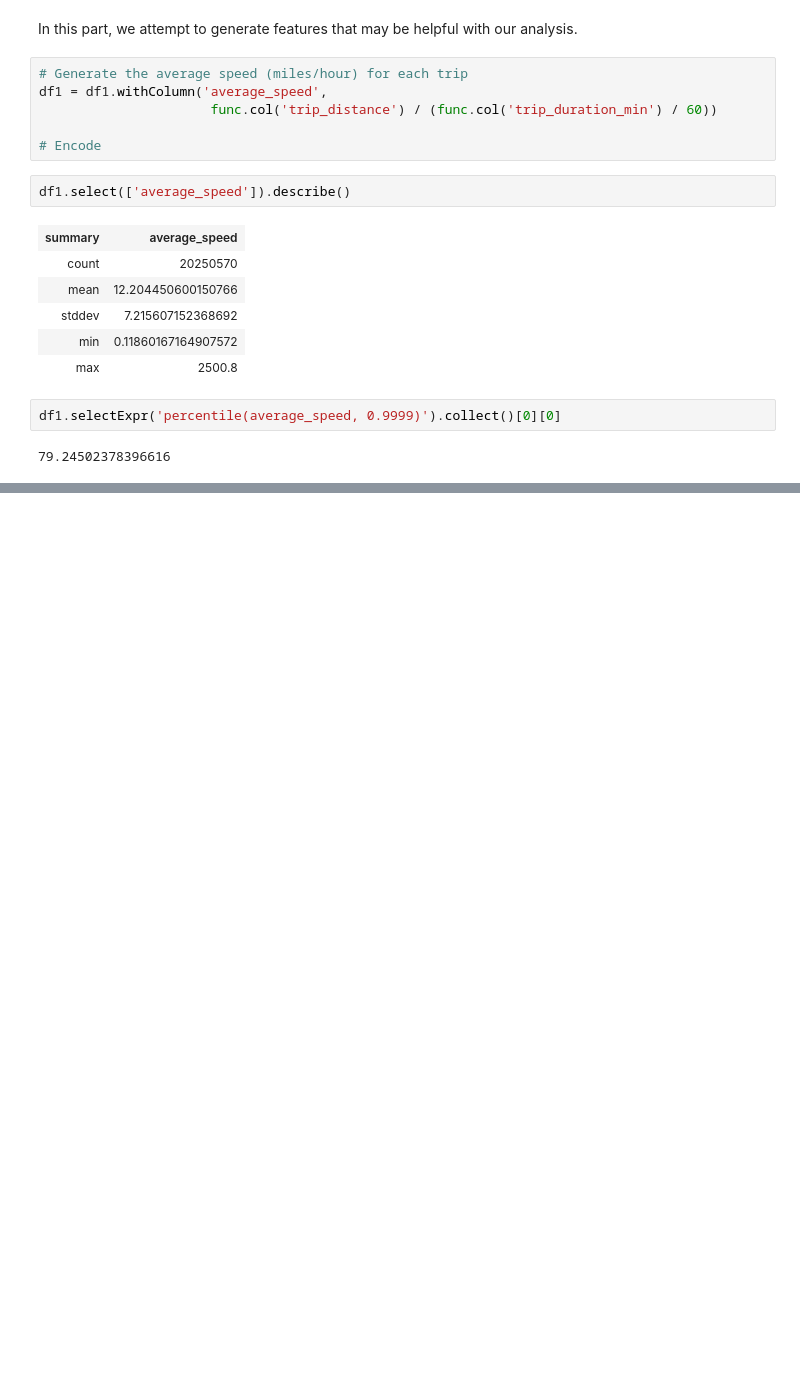
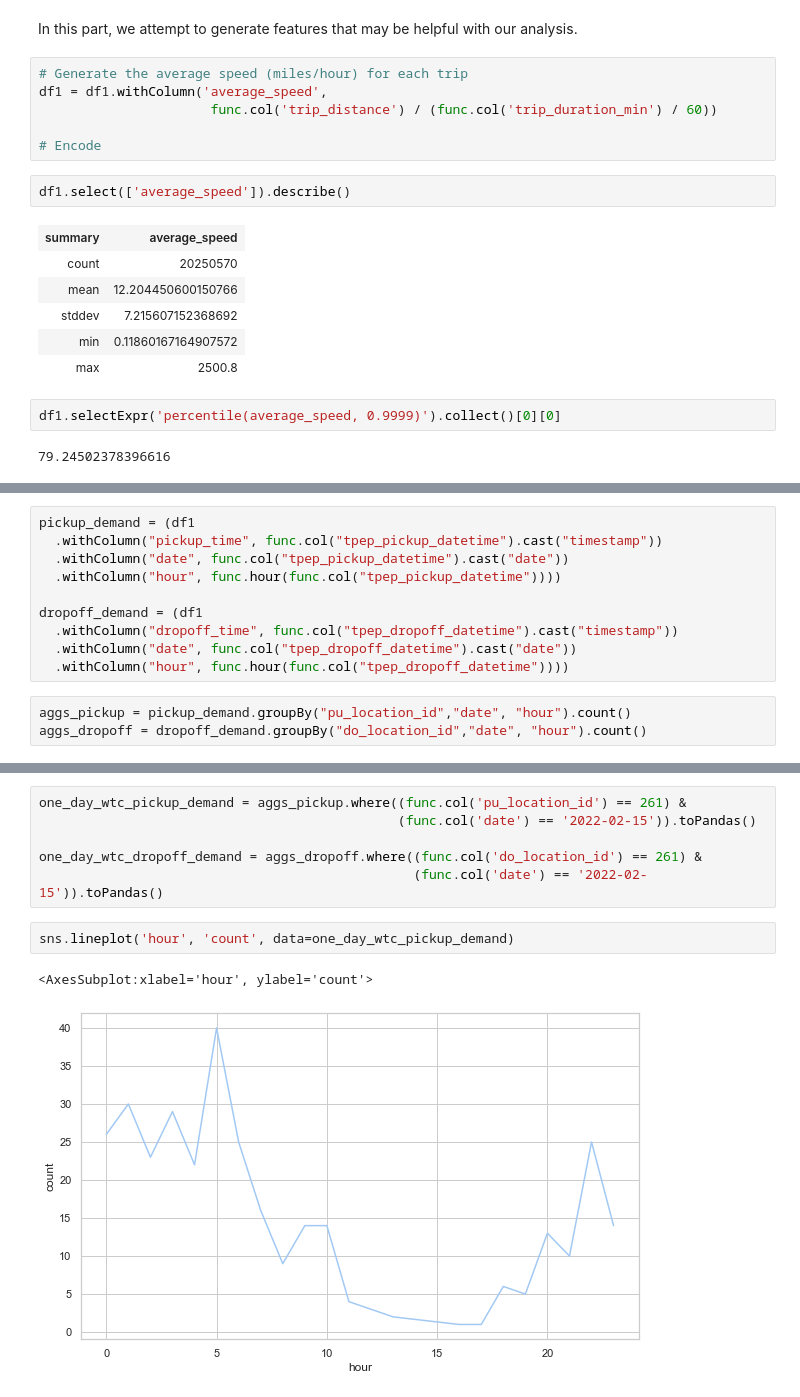
Before and after one commit to MuzhiRo/mast30034-project-1-olivertan1999, a Jupyter notebook: notebooks/Preprocess.ipynb, the cells around one changed output, grey strips where cells are left out. Cells and saved outputs as stored; diff of their text form; blank space fills up the shorter version.

Commit message:
Preprocessed hourly demand data based on location id

```diff
--- a/notebooks/Preprocess.ipynb
+++ b/notebooks/Preprocess.ipynb
@@ -258,0 +281,13 @@ df1.selectExpr('percentile(average_speed, 0.9999)').collect()[0][0]
+# %%
+pickup_demand = (df1
+  .withColumn("pickup_time", func.col("tpep_pickup_datetime").cast("timestamp"))
+  .withColumn("date", func.col("tpep_pickup_datetime").cast("date"))
+  .withColumn("hour", func.hour(func.col("tpep_pickup_datetime"))))
+
+dropoff_demand = (df1
+  .withColumn("dropoff_time", func.col("tpep_dropoff_datetime").cast("timestamp"))
+  .withColumn("date", func.col("tpep_dropoff_datetime").cast("date"))
+  .withColumn("hour", func.hour(func.col("tpep_dropoff_datetime"))))
+# %%
+aggs_pickup = pickup_demand.groupBy("pu_location_id","date", "hour").count()
+aggs_dropoff = dropoff_demand.groupBy("do_location_id","date", "hour").count()
@@ -258,0 +314,11 @@ df1.selectExpr('percentile(average_speed, 0.9999)').collect()[0][0]
+# %%
+one_day_wtc_pickup_demand = aggs_pickup.where((func.col('pu_location_id') == 261) &
+                                              (func.col('date') == '2022-02-15')).toPandas()
+
+one_day_wtc_dropoff_demand = aggs_dropoff.where((func.col('do_location_id') == 261) &
+                                                (func.col('date') == '2022-02-15')).toPandas()
+# %%
+sns.lineplot('hour', 'count', data=one_day_wtc_pickup_demand)
+# %% [output]
+<AxesSubplot:xlabel='hour', ylabel='count'>
+[figure, added]
```
Also changed, not shown: parts of 4 cells of this notebook, 1 other file.
